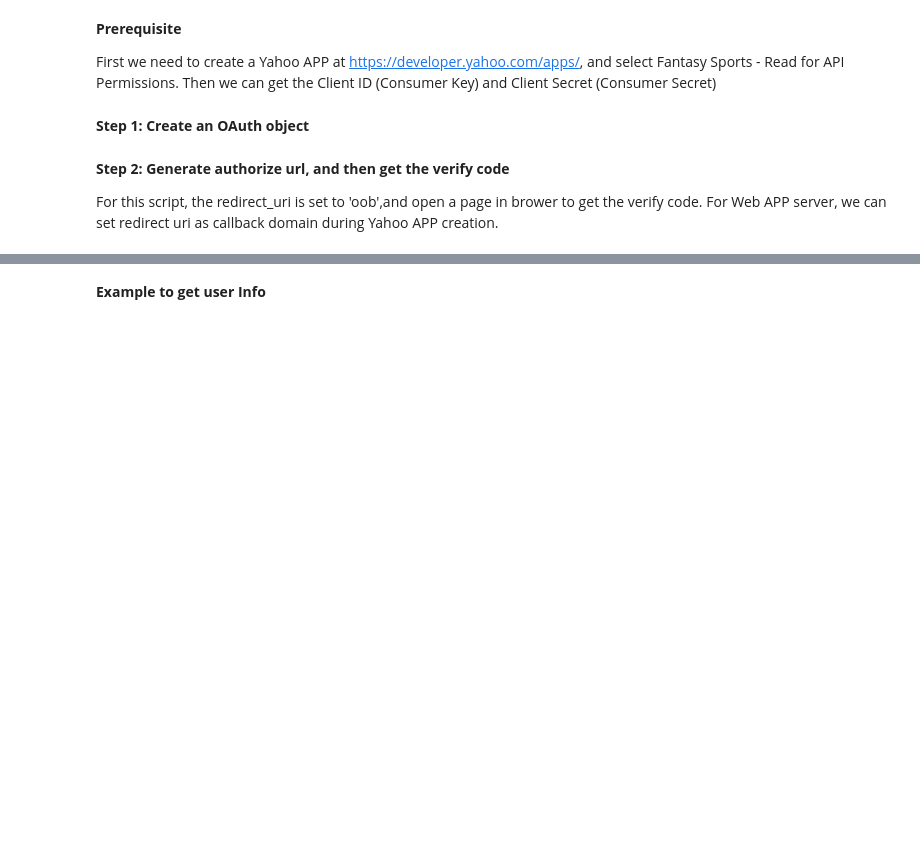
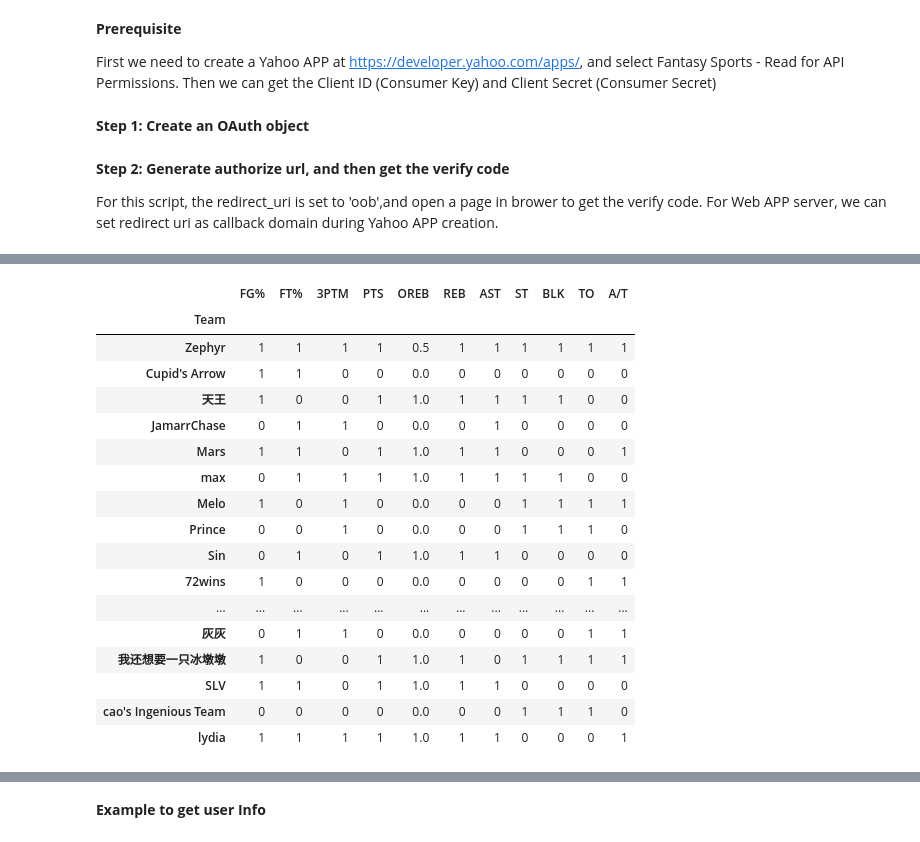
Before and after one commit to namiszh/yahoo-fantasy-toolkit, a Jupyter notebook: notebooks/yahoo-api-example.ipynb, the cells around one changed output, grey strips where cells are left out. Cells and saved outputs as stored; diff of their text form; code cells hidden in the pictures; blank space fills up the shorter version.

Commit message:
add more yahoo api usage examples

```diff
--- a/notebooks/yahoo-api-example.ipynb
+++ b/notebooks/yahoo-api-example.ipynb
@@ -49,0 +347,3 @@ oauth_session = oauth.get_auth_session(data=data,
+# %%
+stat_url = 'https://fantasysports.yahooapis.com/fantasy/v2/teams;team_keys=454.l.29689.t.1,454.l.29689.t.2,454.l.29689.t.3,454.l.29689.t.4,454.l.29689.t.5,454.l.29689.t.6,454.l.29689.t.7,454.l.29689.t.8,454.l.29689.t.9,454.l.29689.t.10,454.l.29689.t.11,454.l.29689.t.12,454.l.29689.t.13,454.l.29689.t.14,454.l.29689.t.15,454.l.29689.t.16,454.l.29689.t.17,454.l.29689.t.18/matchups;weeks=5'
+matchup_resp = oauth_session.get(stat_url, params={'format': 'json'}).json()
@@ -49,0 +352,8 @@ oauth_session = oauth.get_auth_session(data=data,
+# %%
+week_info = {}
+tree = objectpath.Tree(matchup_resp)
+jfilter = tree.execute('$..teams..team..matchups..matchup.(week, week_start, week_end, status)')
+for e in jfilter:
+    week_info.update(e)
+    break
+week_info
@@ -49,0 +365,9 @@ oauth_session = oauth.get_auth_session(data=data,
+# %%
+teams = []
+jfilter = tree.execute('$..teams..team..matchups..matchup..teams..team..name')
+for e in jfilter:
+    # logger.debug(e)
+    if e not in teams:
+        teams.append(e)
+week_info['matchups'] = teams
+print(week_info)
@@ -49,0 +376,45 @@ oauth_session = oauth.get_auth_session(data=data,
+# %%
+
+
+tree = objectpath.Tree(matchup_resp)
+jfilter = tree.execute('$..teams..team..matchups..matchup.stat_winners..stat_winner')
+jfilter_list = list(jfilter)
+num_elements = len(jfilter_list)
+num_teams = len(league_teams)
+element_per_team = num_elements / num_teams
+print(num_elements, element_per_team)
+
+team_keys = list(map(lambda x: x['team_key'], league_teams))
+leagues_scores = []
+team_scores = {}
+for index, e in enumerate(jfilter_list):
+    # print(index, e)
+    team_index = int(index / element_per_team)
+    stat_id = e['stat_id']
+
+
+
+    # make sure stat_id in game stat categories to filter out display only stat
+    if stat_id in game_stat_categories:
+        stat_name = game_stat_categories[stat_id]['display_name']
+        if 'winner_team_key' in e:
+            winner_team_key = e['winner_team_key']
+            if winner_team_key == team_keys[team_index]:
+                team_scores[stat_name] = 1
+            else:
+                team_scores[stat_name] = 0
+        else:
+            team_scores[stat_name] = 0.5
+
+    if (index + 1) % element_per_team == 0:
+        leagues_scores.append(team_scores)
+        team_scores = {}
+
+
+df = pd.DataFrame(leagues_scores)
+
+team_names = list(map(lambda x: x['name'], league_teams))
+df['Team'] = team_names
+df.set_index('Team', inplace=True)
+df
+# %% [output]
@@ -49,0 +422,18 @@ oauth_session = oauth.get_auth_session(data=data,
+|  | FG% | FT% | 3PTM | PTS | OREB | REB | AST | ST | BLK | TO | A/T |
+| Team |  |  |  |  |  |  |  |  |  |  |  |
+| Zephyr | 1 | 1 | 1 | 1 | 0.5 | 1 | 1 | 1 | 1 | 1 | 1 |
+| Cupid's Arrow | 1 | 1 | 0 | 0 | 0.0 | 0 | 0 | 0 | 0 | 0 | 0 |
+| 天王 | 1 | 0 | 0 | 1 | 1.0 | 1 | 1 | 1 | 1 | 0 | 0 |
+| JamarrChase | 0 | 1 | 1 | 0 | 0.0 | 0 | 1 | 0 | 0 | 0 | 0 |
+| Mars | 1 | 1 | 0 | 1 | 1.0 | 1 | 1 | 0 | 0 | 0 | 1 |
+| max | 0 | 1 | 1 | 1 | 1.0 | 1 | 1 | 1 | 1 | 0 | 0 |
+| Melo | 1 | 0 | 1 | 0 | 0.0 | 0 | 0 | 1 | 1 | 1 | 1 |
+| Prince | 0 | 0 | 1 | 0 | 0.0 | 0 | 0 | 1 | 1 | 1 | 0 |
+| Sin | 0 | 1 | 0 | 1 | 1.0 | 1 | 1 | 0 | 0 | 0 | 0 |
+| 72wins | 1 | 0 | 0 | 0 | 0.0 | 0 | 0 | 0 | 0 | 1 | 1 |
+| ... | ... | ... | ... | ... | ... | ... | ... | ... | ... | ... | ... |
+| 灰灰 | 0 | 1 | 1 | 0 | 0.0 | 0 | 0 | 0 | 0 | 1 | 1 |
+| 我还想要一只冰墩墩 | 1 | 0 | 0 | 1 | 1.0 | 1 | 0 | 1 | 1 | 1 | 1 |
+| SLV | 1 | 1 | 0 | 1 | 1.0 | 1 | 1 | 0 | 0 | 0 | 0 |
+| cao's Ingenious Team | 0 | 0 | 0 | 0 | 0.0 | 0 | 0 | 1 | 1 | 1 | 0 |
+| lydia | 1 | 1 | 1 | 1 | 1.0 | 1 | 1 | 0 | 0 | 0 | 1 |
```
Also changed, not shown: parts of 23 cells of this notebook, 1 other file.
